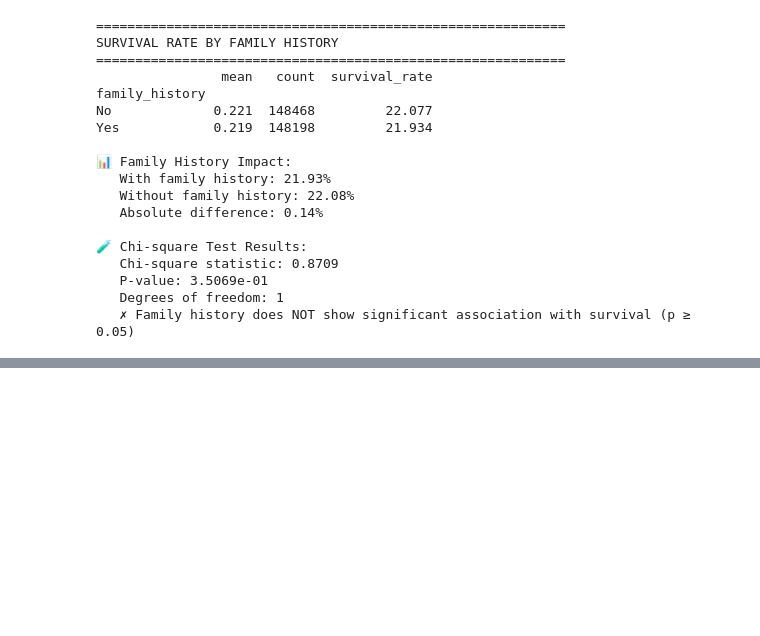
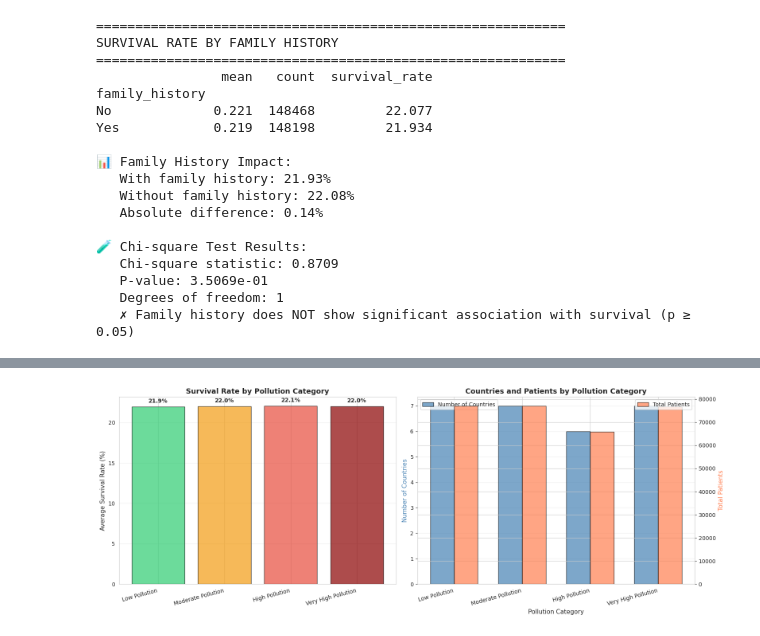
Before and after one commit to Sanaullah-Turab/global-lung-cancer-analysis, a Jupyter notebook: notebooks/LungCancer-Analysis.ipynb, the cells around one changed output, grey strips where cells are left out. Drawn from its saved outputs; the diff is of its cells as text; code cells hidden in the pictures; blank space fills up the shorter version.

```diff
--- a/notebooks/LungCancer-Analysis.ipynb
+++ b/notebooks/LungCancer-Analysis.ipynb
@@ -1517,0 +1671,91 @@ Yes            0.219  148198         21.934
+# %%
+# 11.3 Categorize countries by pollution level
+# Define pollution categories based on quartiles
+pollution_quartiles = merged_data['avg_pollution'].quantile([0.25, 0.5, 0.75])
+
+merged_data['pollution_category'] = pd.cut(
+    merged_data['avg_pollution'],
+    bins=[0, pollution_quartiles[0.25], pollution_quartiles[0.5],
+          pollution_quartiles[0.75], merged_data['avg_pollution'].max()],
+    labels=['Low Pollution', 'Moderate Pollution', 'High Pollution', 'Very High Pollution']
+)
+
+# Calculate average survival rate by pollution category
+category_survival = merged_data.groupby('pollution_category').agg({
+    'survival_rate': 'mean',
+    'country': 'count',
+    'avg_pollution': 'mean',
+    'patient_count': 'sum'
+}).reset_index()
+category_survival.columns = ['pollution_category', 'avg_survival_rate',
+                              'num_countries', 'avg_pollution_level', 'total_patients']
+
+# Visualization
+fig, axes = plt.subplots(1, 2, figsize=(16, 6))
+
+# Bar chart of survival rates by pollution category
+colors_pollution = ['#2ecc71', '#f39c12', '#e74c3c', '#8b0000']
+axes[0].bar(range(len(category_survival)), category_survival['avg_survival_rate'],
+            color=colors_pollution, edgecolor='black', alpha=0.7)
+axes[0].set_xticks(range(len(category_survival)))
+axes[0].set_xticklabels(category_survival['pollution_category'], rotation=15, ha='right')
+axes[0].set_ylabel('Average Survival Rate (%)', fontsize=11)
+axes[0].set_title('Survival Rate by Pollution Category', fontsize=13, fontweight='bold')
+axes[0].grid(axis='y', alpha=0.3)
+
+for i, v in enumerate(category_survival['avg_survival_rate']):
+    axes[0].text(i, v + 0.5, f'{v:.1f}%', ha='center', fontweight='bold')
+
+# Grouped bar chart showing countries and patients
+x = np.arange(len(category_survival))
+width = 0.35
+
+ax2_twin = axes[1].twinx()
+bars1 = axes[1].bar(x - width/2, category_survival['num_countries'], width,
+                    label='Number of Countries', color='steelblue', alpha=0.7, edgecolor='black')
+bars2 = ax2_twin.bar(x + width/2, category_survival['total_patients'], width,
+                     label='Total Patients', color='coral', alpha=0.7, edgecolor='black')
+
+axes[1].set_xlabel('Pollution Category', fontsize=11)
+axes[1].set_ylabel('Number of Countries', fontsize=11, color='steelblue')
+ax2_twin.set_ylabel('Total Patients', fontsize=11, color='coral')
+axes[1].set_title('Countries and Patients by Pollution Category', fontsize=13, fontweight='bold')
+axes[1].set_xticks(x)
+axes[1].set_xticklabels(category_survival['pollution_category'], rotation=15, ha='right')
+axes[1].legend(loc='upper left')
+ax2_twin.legend(loc='upper right')
+axes[1].grid(axis='y', alpha=0.3)
+
+plt.tight_layout()
+plt.show()
+
+print("\n" + "="*70)
+print("SURVIVAL RATE BY POLLUTION CATEGORY")
+print("="*70)
+print(category_survival.to_string(index=False))
+
+# Statistical test (ANOVA)
+from scipy.stats import f_oneway
+groups = [merged_data[merged_data['pollution_category'] == cat]['survival_rate'].values
+          for cat in category_survival['pollution_category']]
+f_stat, p_value_anova = f_oneway(*groups)
+
+print(f"\n🧪 One-Way ANOVA Test:")
+print(f"   F-statistic: {f_stat:.4f}")
+print(f"   P-value: {p_value_anova:.6f}")
+if p_value_anova < 0.05:
+    print(f"   ✅ Significant difference exists between pollution categories (p < 0.05)")
+else:
+    print(f"   ⚠️ No significant difference between pollution categories (p ≥ 0.05)")
+
+# Calculate survival rate difference
+best_cat = category_survival.loc[category_survival['avg_survival_rate'].idxmax()]
+worst_cat = category_survival.loc[category_survival['avg_survival_rate'].idxmin()]
+survival_gap = best_cat['avg_survival_rate'] - worst_cat['avg_survival_rate']
+
+print(f"\n📊 Key Findings:")
+print(f"   Best survival: {best_cat['pollution_category']} ({best_cat['avg_survival_rate']:.2f}%)")
+print(f"   Worst survival: {worst_cat['pollution_category']} ({worst_cat['avg_survival_rate']:.2f}%)")
+print(f"   Survival gap: {survival_gap:.2f}%")
+# %% [output]
+[figure, added]
```
Also changed, not shown: parts of 13 cells of this notebook.
